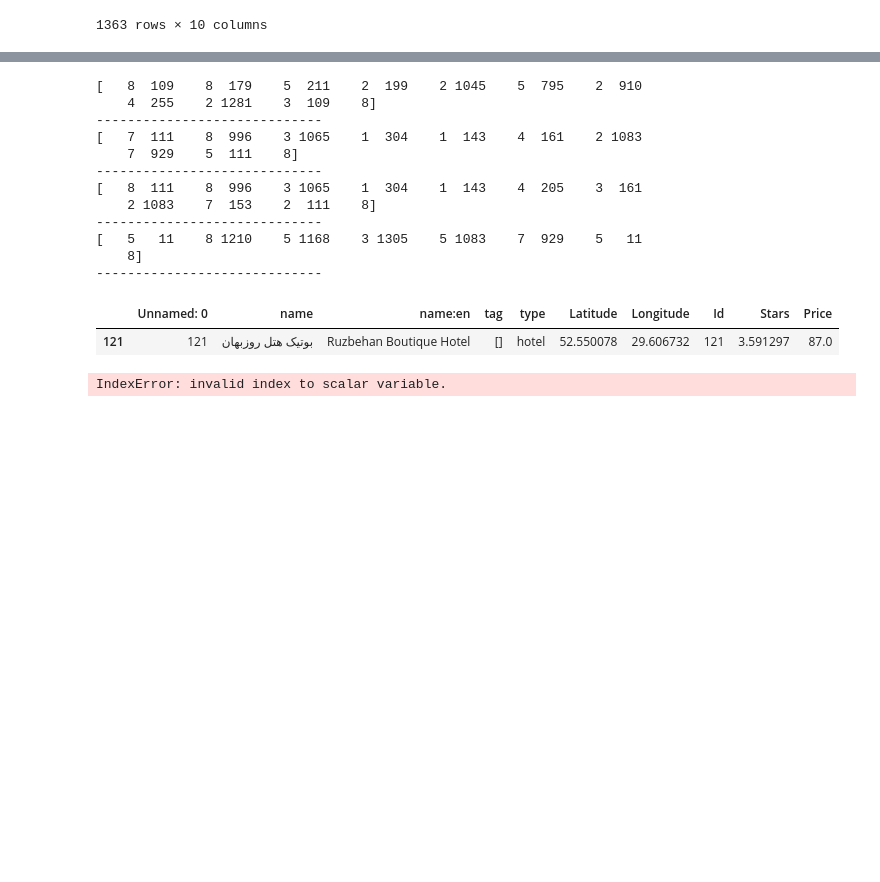
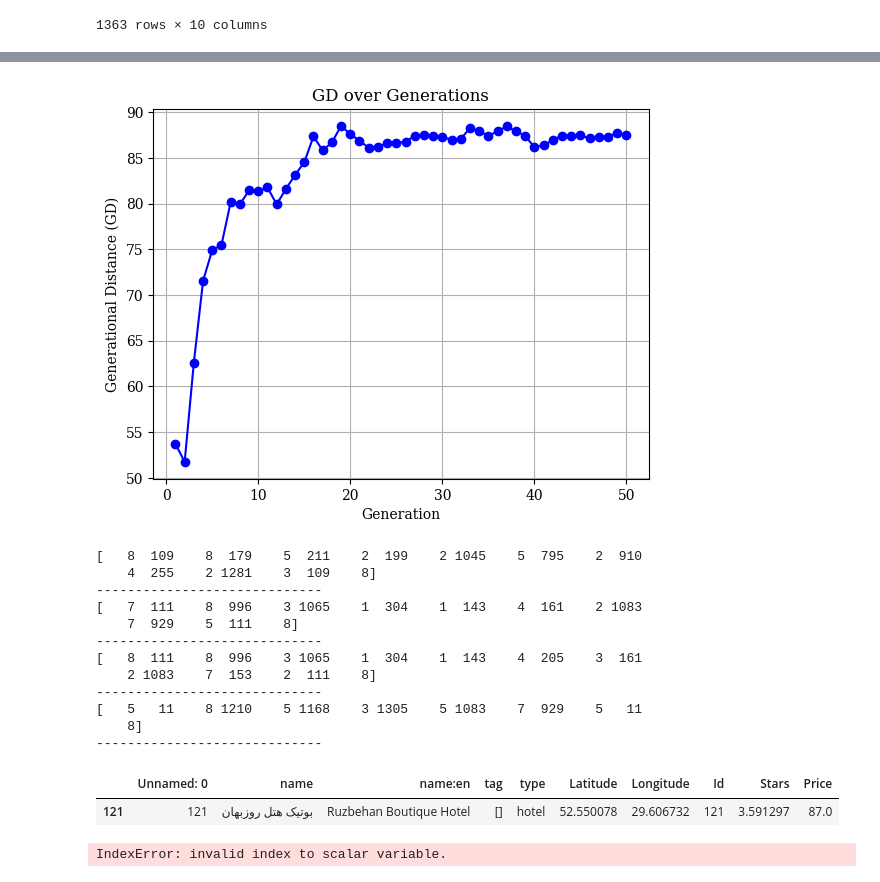
Before and after one commit to hosngholami/RecommenderSystem, a Jupyter notebook: RecommenderSystem.ipynb, the cells around one changed output, grey strips where cells are left out. Drawn from its saved outputs; the diff is of its cells as text; code cells hidden in the pictures; blank space fills up the shorter version.

```diff
--- a/RecommenderSystem.ipynb
+++ b/RecommenderSystem.ipynb
@@ -1193,0 +1196,68 @@ plt.show()
+# %%
+import numpy as np
+import matplotlib.pyplot as plt
+from pymoo.algorithms.moo.nsga2 import NSGA2
+from pymoo.optimize import minimize
+from pymoo.core.problem import Problem
+from pymoo.indicators.gd import GD
+from pymoo.operators.sampling.rnd import FloatRandomSampling
+from pymoo.operators.crossover.sbx import SBX
+from pymoo.operators.mutation.pm import PM
+from pymoo.termination import get_termination
+from pymoo.visualization.scatter import Scatter
+
+# 1️⃣ تعریف مسئله گردشگری (سه هدفه: امتیاز، هزینه، آلودگی)
+class TourismProblem(Problem):
+    def __init__(self):
+        super().__init__(n_var=3, n_obj=3, n_constr=0, xl=np.array([0, 10, 5]), xu=np.array([100, 100, 100]))
+
+    def _evaluate(self, X, out, *args, **kwargs):
+        f1 = X[:, 0]  # امتیاز جاذبه
+        f2 = X[:, 1]  # هزینه
+        f3 = X[:, 2]  # آلودگی
+        out["F"] = np.column_stack([f1, f2, f3])
+
+problem = TourismProblem()
+
+# 2️⃣ تولید جبهه‌ی پارتو (می‌تواند با اجرای طولانی‌مدت NSGA-II بدست آید)
+pf = np.array([
+    [90, 50, 30], [85, 40, 35], [80, 30, 40],
+    [75, 25, 50], [70, 20, 60]
+])
+
+# 3️⃣ تنظیمات الگوریتم ژنتیک (NSGA-II)
+algorithm = NSGA2(
+    pop_size=50,
+    sampling=FloatRandomSampling(),
+    crossover=SBX(prob=0.9, eta=15),
+    mutation=PM(eta=20),
+    eliminate_duplicates=True
+)
+
+# 4️⃣ ذخیره مقدار GD در هر نسل
+gd_values = []
+
+def callback(algorithm):
+    # گرفتن مجموعه غیرمغلوب در نسل جاری
+    A = algorithm.pop.get("F")
+    # محاسبه GD
+    gd_indicator = GD(pf)
+    gd = gd_indicator(A)
+    gd_values.append(gd)
+    print(f"نسل {algorithm.n_gen} - GD: {gd:.4f}")
+
+# 5️⃣ اجرای الگوریتم با 50 نسل
+res = minimize(problem,
+               algorithm,
+               termination=get_termination("n_gen", 50),
+               verbose=False,
+               callback=callback)
+
+# 6️⃣ رسم نمودار تغییرات GD بر حسب نسل
+plt.plot(range(1, len(gd_values) + 1), gd_values, marker='o', linestyle='-', color='b')
+plt.xlabel("Generation")
+plt.ylabel("Generational Distance (GD)")
+plt.title("GD over Generations")
+plt.grid()
+plt.show()
+# %% [output]
@@ -1194,3 +1281,4 @@ plt.show()
+[figure, added]
 # %%
 pareto_indices = NonDominatedSorting().do(res.F, only_non_dominated_front=False)  # بدون محدودیت به جبهه اول
 pareto_fronts = [res.F[indices] for indices in pareto_indices]
```
Also changed, not shown: parts of 7 cells of this notebook.
